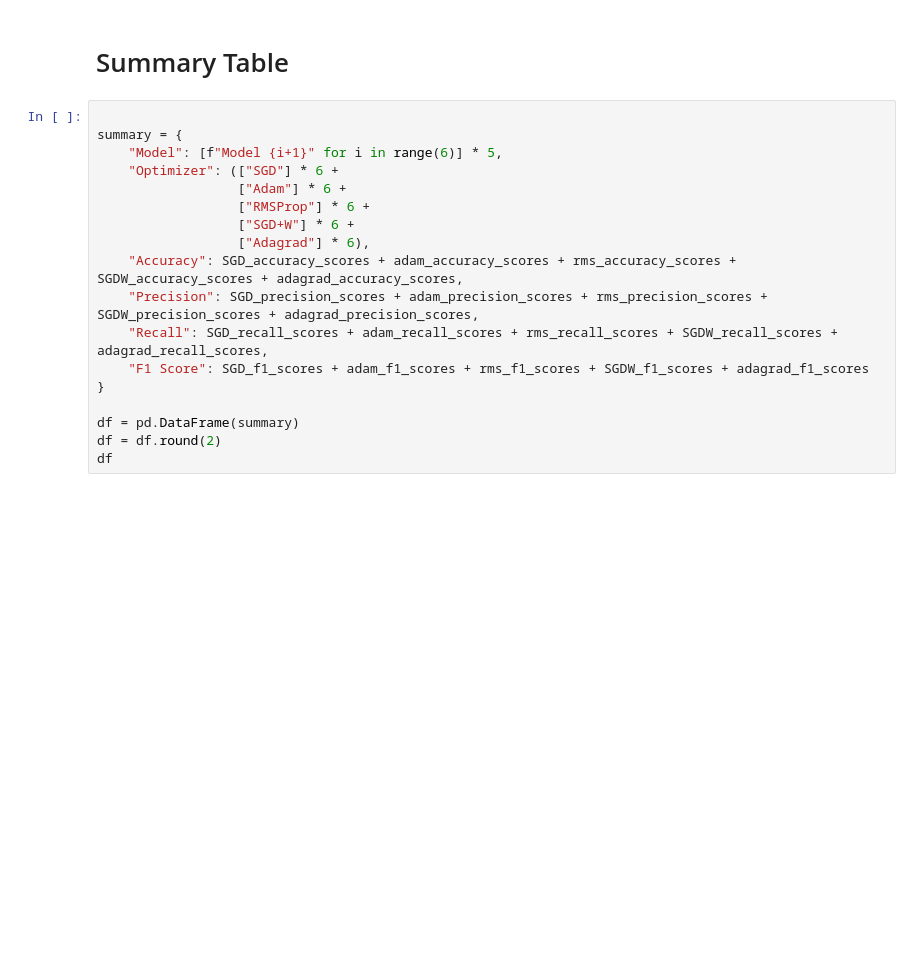
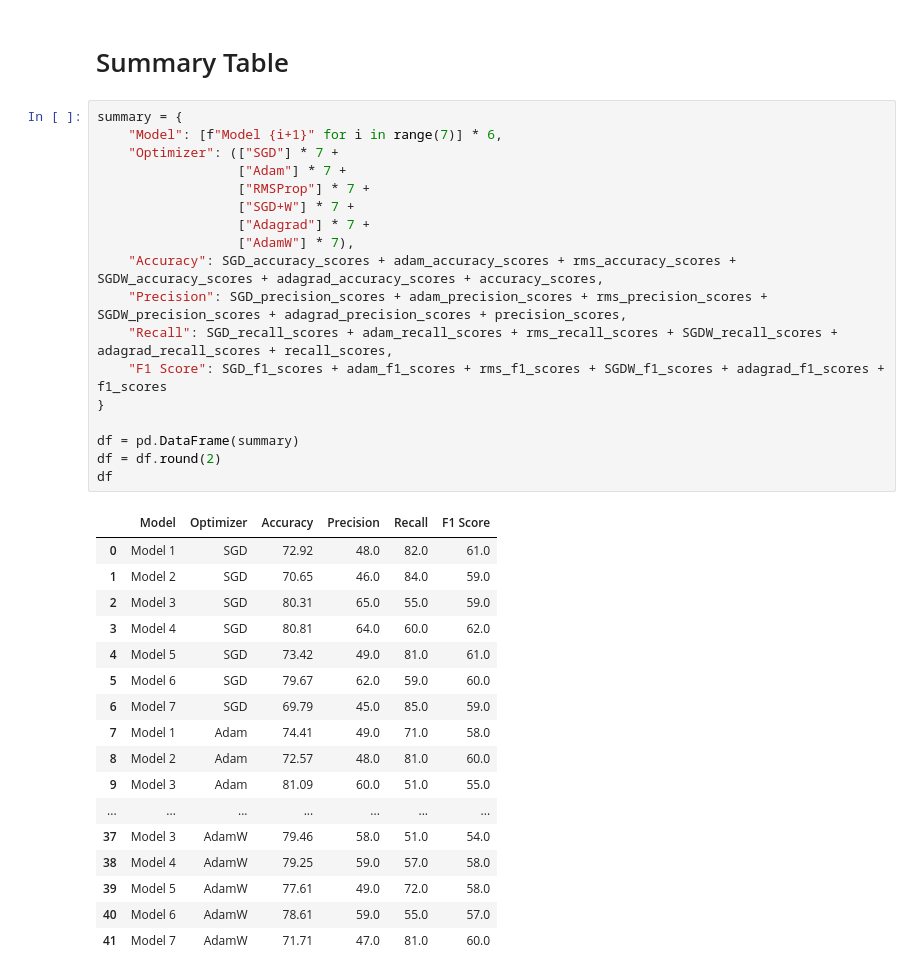
Before and after one commit to severussnape19/Deep_Learning, a Jupyter notebook: Classification_Models/teleco_Churn_Modelling.ipynb, the cells around one changed output. Drawn from its saved outputs; the diff is of its cells as text; blank space fills up the shorter version.

```diff
--- a/Classification_Models/teleco_Churn_Modelling.ipynb
+++ b/Classification_Models/teleco_Churn_Modelling.ipynb
@@ -844,23 +1300,41 @@ model_loopV2(AdamW_opitm_1, loss_fn_1, model_7, adagrad_precision_scores, adagra
 # %% [markdown]
 # Summary Table
 # %%
-
 summary = {
-    "Model": [f"Model {i+1}" for i in range(6)] * 5,
-    "Optimizer": (["SGD"] * 6 +
-                  ["Adam"] * 6 +
-                  ["RMSProp"] * 6 +
-                  ["SGD+W"] * 6 +
-                  ["Adagrad"] * 6),
-    "Accuracy": SGD_accuracy_scores + adam_accuracy_scores + rms_accuracy_scores + SGDW_accuracy_scores + adagrad_accuracy_scores,
-    "Precision": SGD_precision_scores + adam_precision_scores + rms_precision_scores + SGDW_precision_scores + adagrad_precision_scores,
-    "Recall": SGD_recall_scores + adam_recall_scores + rms_recall_scores + SGDW_recall_scores + adagrad_recall_scores,
-    "F1 Score": SGD_f1_scores + adam_f1_scores + rms_f1_scores + SGDW_f1_scores + adagrad_f1_scores
+    "Model": [f"Model {i+1}" for i in range(7)] * 6,
+    "Optimizer": (["SGD"] * 7 +
+                  ["Adam"] * 7 +
+                  ["RMSProp"] * 7 +
+                  ["SGD+W"] * 7 +
+                  ["Adagrad"] * 7 +
+                  ["AdamW"] * 7),
+    "Accuracy": SGD_accuracy_scores + adam_accuracy_scores + rms_accuracy_scores + SGDW_accuracy_scores + adagrad_accuracy_scores + accuracy_scores,
+    "Precision": SGD_precision_scores + adam_precision_scores + rms_precision_scores + SGDW_precision_scores + adagrad_precision_scores + precision_scores,
+    "Recall": SGD_recall_scores + adam_recall_scores + rms_recall_scores + SGDW_recall_scores + adagrad_recall_scores + recall_scores,
+    "F1 Score": SGD_f1_scores + adam_f1_scores + rms_f1_scores + SGDW_f1_scores + adagrad_f1_scores + f1_scores
 }
 
 df = pd.DataFrame(summary)
 df = df.round(2)
 df
+# %% [output]
+|  | Model | Optimizer | Accuracy | Precision | Recall | F1 Score |
+| 0 | Model 1 | SGD | 72.92 | 48.0 | 82.0 | 61.0 |
+| 1 | Model 2 | SGD | 70.65 | 46.0 | 84.0 | 59.0 |
+| 2 | Model 3 | SGD | 80.31 | 65.0 | 55.0 | 59.0 |
+| 3 | Model 4 | SGD | 80.81 | 64.0 | 60.0 | 62.0 |
+| 4 | Model 5 | SGD | 73.42 | 49.0 | 81.0 | 61.0 |
+| 5 | Model 6 | SGD | 79.67 | 62.0 | 59.0 | 60.0 |
+| 6 | Model 7 | SGD | 69.79 | 45.0 | 85.0 | 59.0 |
+| 7 | Model 1 | Adam | 74.41 | 49.0 | 71.0 | 58.0 |
+| 8 | Model 2 | Adam | 72.57 | 48.0 | 81.0 | 60.0 |
+| 9 | Model 3 | Adam | 81.09 | 60.0 | 51.0 | 55.0 |
+| ... | ... | ... | ... | ... | ... | ... |
+| 37 | Model 3 | AdamW | 79.46 | 58.0 | 51.0 | 54.0 |
+| 38 | Model 4 | AdamW | 79.25 | 59.0 | 57.0 | 58.0 |
+| 39 | Model 5 | AdamW | 77.61 | 49.0 | 72.0 | 58.0 |
+| 40 | Model 6 | AdamW | 78.61 | 59.0 | 55.0 | 57.0 |
+| 41 | Model 7 | AdamW | 71.71 | 47.0 | 81.0 | 60.0 |
 # %%
 df["Composite Score"] = (0.3 * df["Accuracy"] +
                          0.3 * df["F1 Score"] +
```
Also changed, not shown: parts of 81 cells of this notebook.
